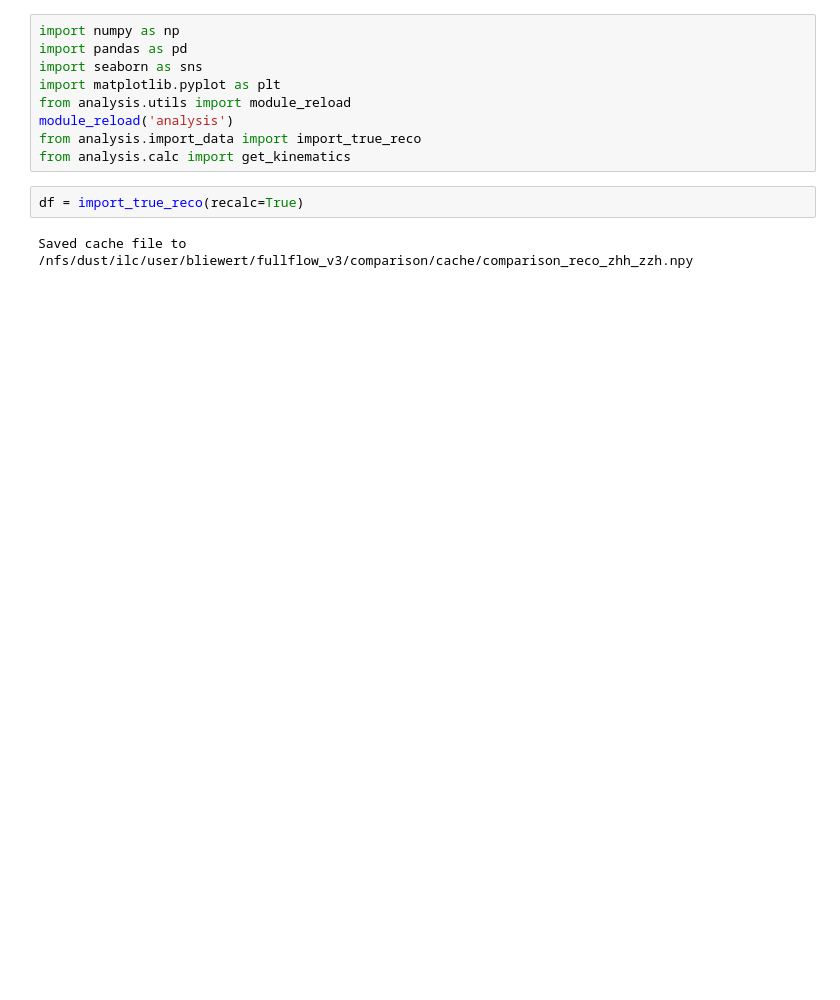
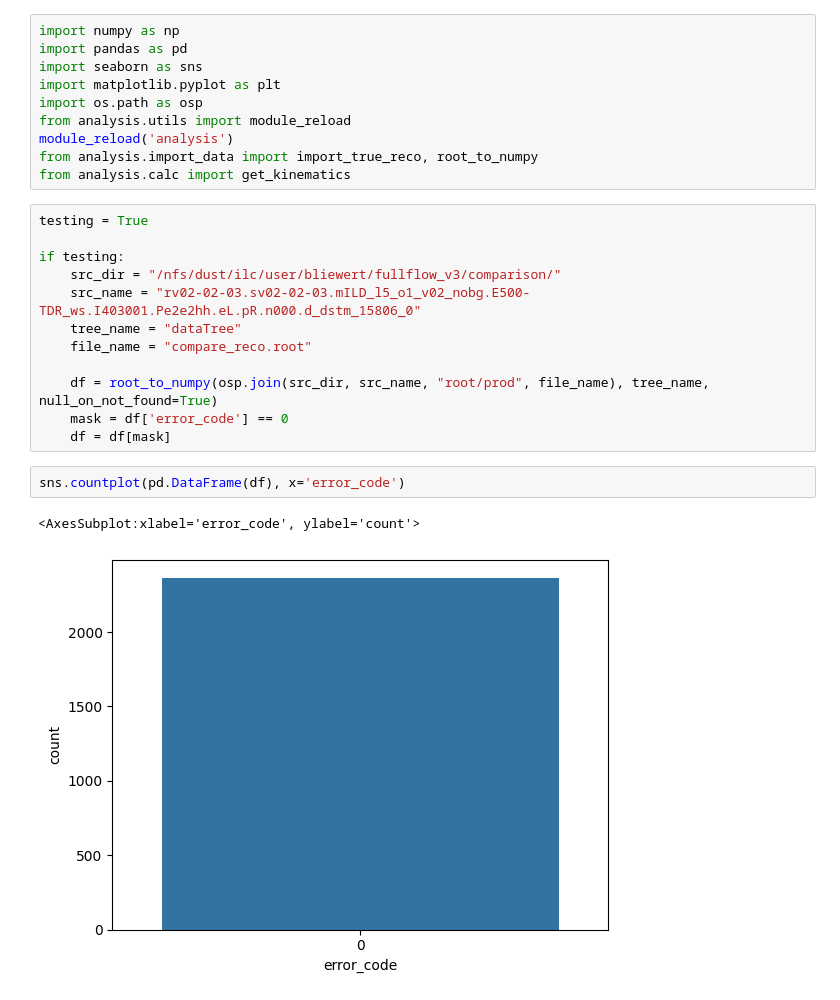
Before and after one commit to nVentis/MEM_HEP, a Jupyter notebook: notebooks/results/0_import_data.ipynb, the cells around one changed output. Drawn from its saved outputs; the diff is of its cells as text; blank space fills up the shorter version.

```diff
--- a/notebooks/results/0_import_data.ipynb
+++ b/notebooks/results/0_import_data.ipynb
@@ -3,11 +3,25 @@ import numpy as np
 import pandas as pd
 import seaborn as sns
 import matplotlib.pyplot as plt
+import os.path as osp
 from analysis.utils import module_reload
 module_reload('analysis')
-from analysis.import_data import import_true_reco
+from analysis.import_data import import_true_reco, root_to_numpy
 from analysis.calc import get_kinematics
-# %%
-df = import_true_reco(recalc=True)
-# %% [output]
-Saved cache file to /nfs/dust/ilc/user/bliewert/fullflow_v3/comparison/cache/comparison_reco_zhh_zzh.npy
+# %%
+testing = True
+
+if testing:
+    src_dir = "/nfs/dust/ilc/user/bliewert/fullflow_v3/comparison/"
+    src_name = "rv02-02-03.sv02-02-03.mILD_l5_o1_v02_nobg.E500-TDR_ws.I403001.Pe2e2hh.eL.pR.n000.d_dstm_15806_0"
+    tree_name = "dataTree"
+    file_name = "compare_reco.root"
+
+    df = root_to_numpy(osp.join(src_dir, src_name, "root/prod", file_name), tree_name, null_on_not_found=True)
+    mask = df['error_code'] == 0
+    df = df[mask]
+# %%
+sns.countplot(pd.DataFrame(df), x='error_code')
+# %% [output]
+<AxesSubplot:xlabel='error_code', ylabel='count'>
+[figure, added]
```
Also changed, not shown: parts of 10 cells of this notebook, 35 other files.
